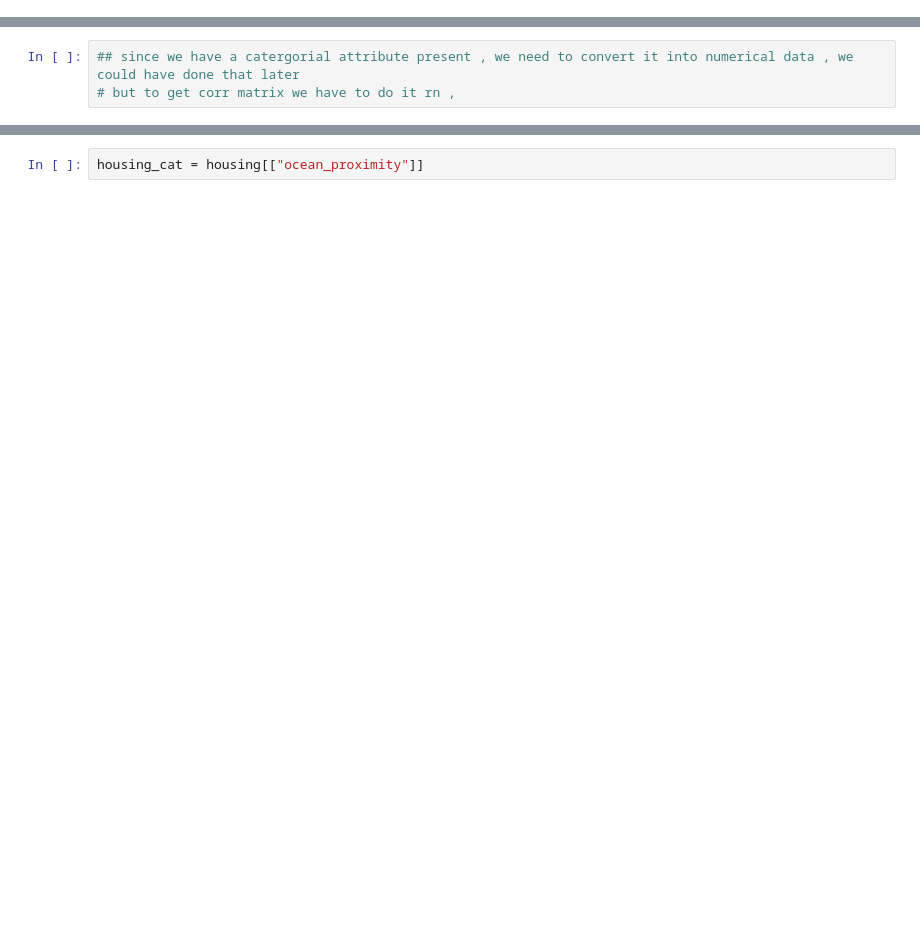
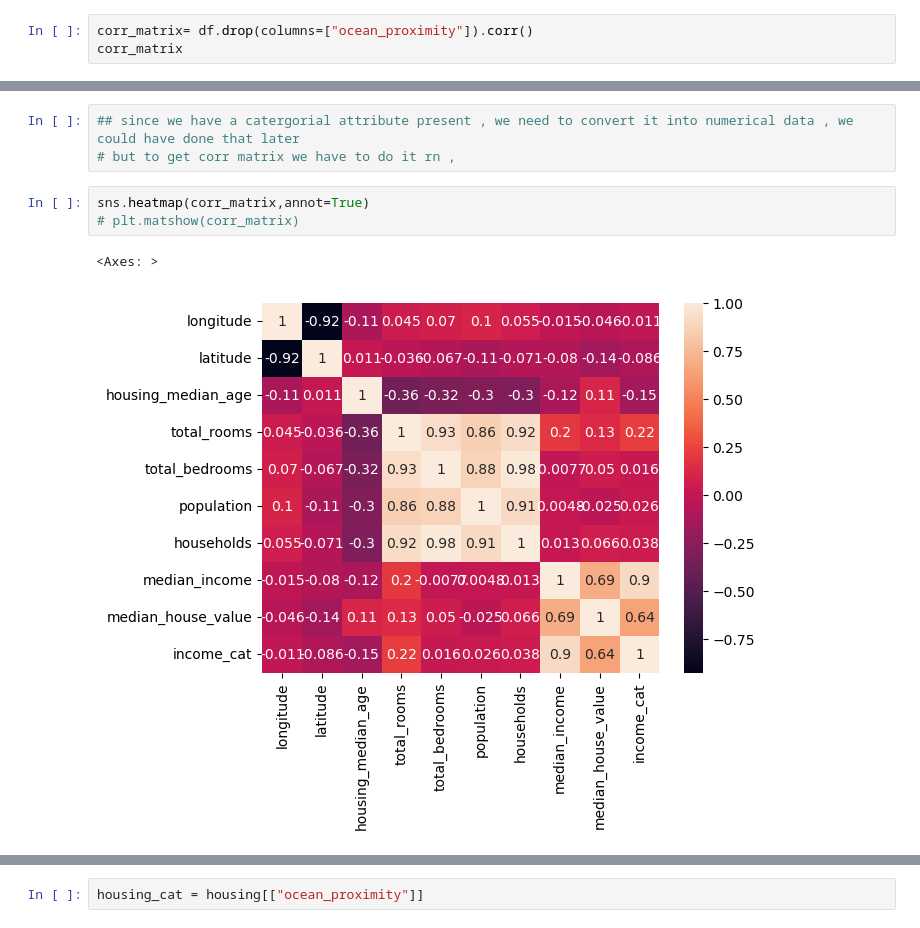
Before and after one commit to Dakshjain1604/House_price_prediction, a Jupyter notebook: housing.ipynb, the cells around one changed output, grey strips where cells are left out. Drawn from its saved outputs; the diff is of its cells as text; blank space fills up the shorter version.

```diff
--- a/housing.ipynb
+++ b/housing.ipynb
@@ -187,3 +187,6 @@ housing.plot(kind="scatter",x="longitude",y="latitude",alpha=0.4,s=housing['popu
 ## this image clearly tells us the housing prices are affected by the location
 # %% [markdown]
 looking for coorelations
+# %%
+corr_matrix= df.drop(columns=["ocean_proximity"]).corr()
+corr_matrix
@@ -190,3 +205,9 @@ looking for coorelations
 # %%
 ## since we have a catergorial attribute present , we need to convert it into numerical data , we could have done that later
 # but to get corr matrix we have to do it rn ,
+# %%
+sns.heatmap(corr_matrix,annot=True)
+# plt.matshow(corr_matrix)
+# %% [output]
+<Axes: >
+[figure, added]
```
Also changed, not shown: parts of 57 cells of this notebook.
